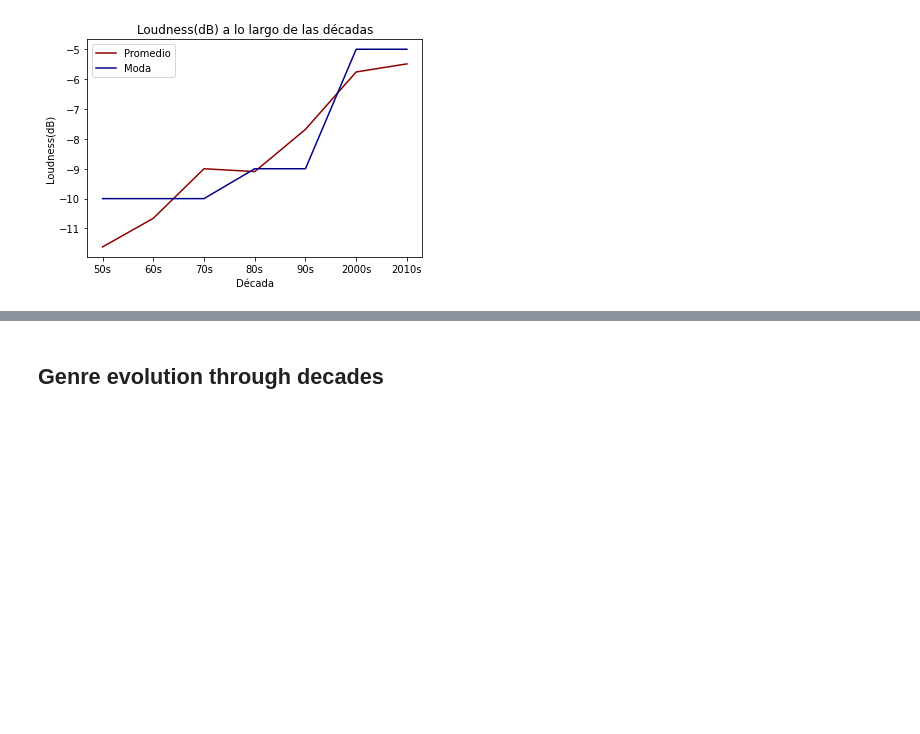
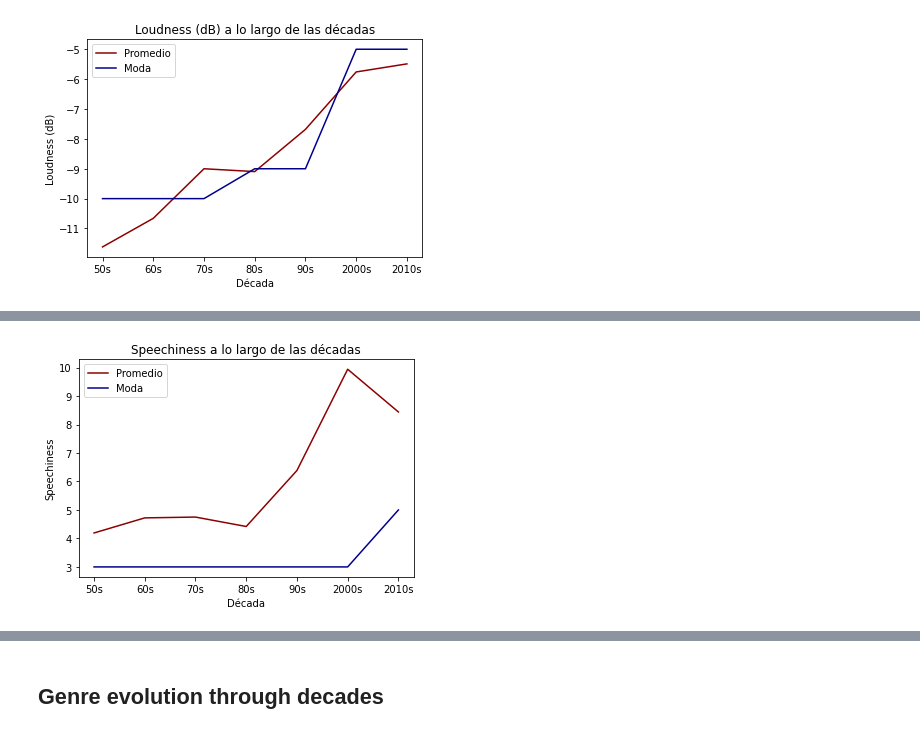
Before and after one commit to danielasenraoka/music_evolution, a Jupyter notebook: exploratory_anaysis.ipynb, the cells around one changed output, grey strips where cells are left out. Saved outputs shown, nothing was run; the diff lists cells and outputs as text; code cells hidden in the pictures; blank space fills up the shorter version.

```diff
--- a/exploratory_anaysis.ipynb
+++ b/exploratory_anaysis.ipynb
@@ -156,0 +171,4 @@ variable_plot(decades, 'dB', 'Loudness(dB)')
+# %%
+variable_plot(decades, 'spch', 'Speechiness')
+# %% [output]
+[figure, added]
```
Also changed, not shown: parts of 23 cells of this notebook.
